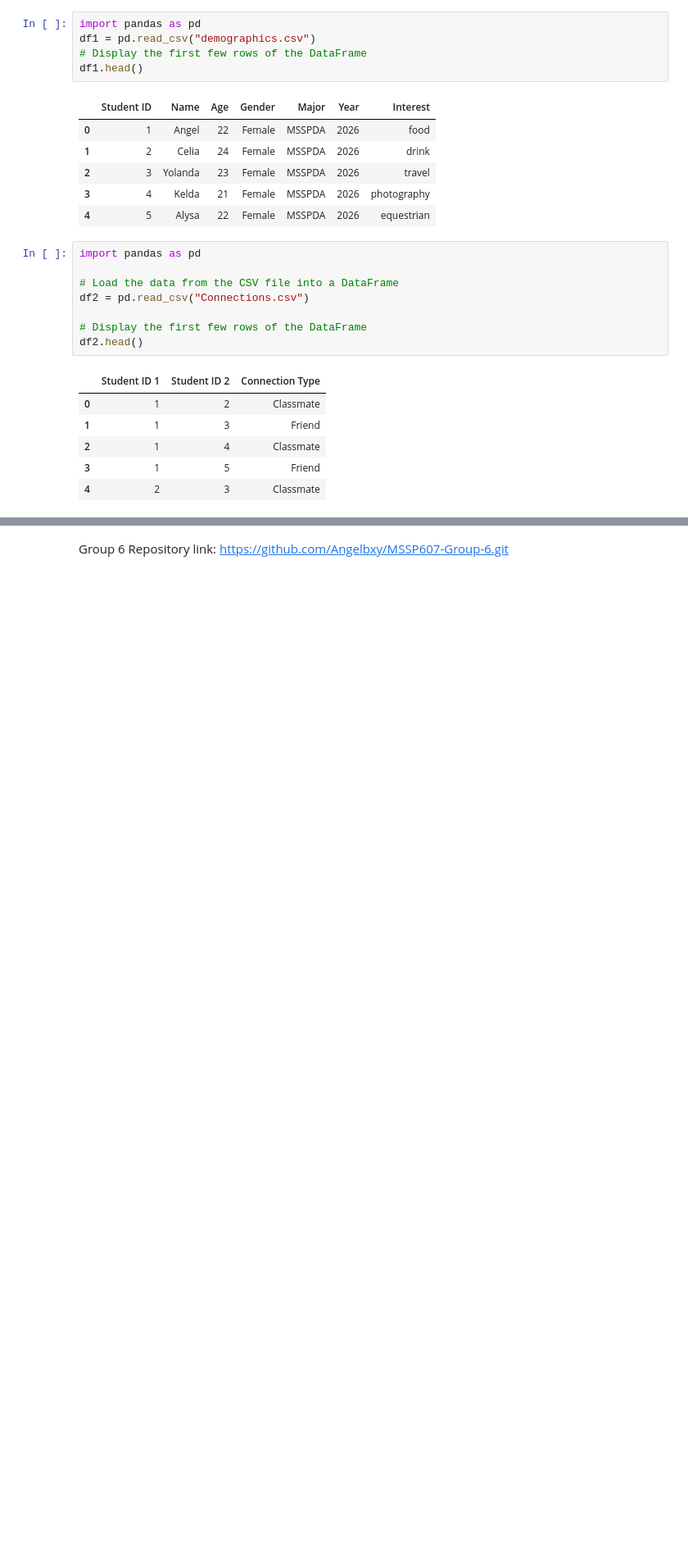
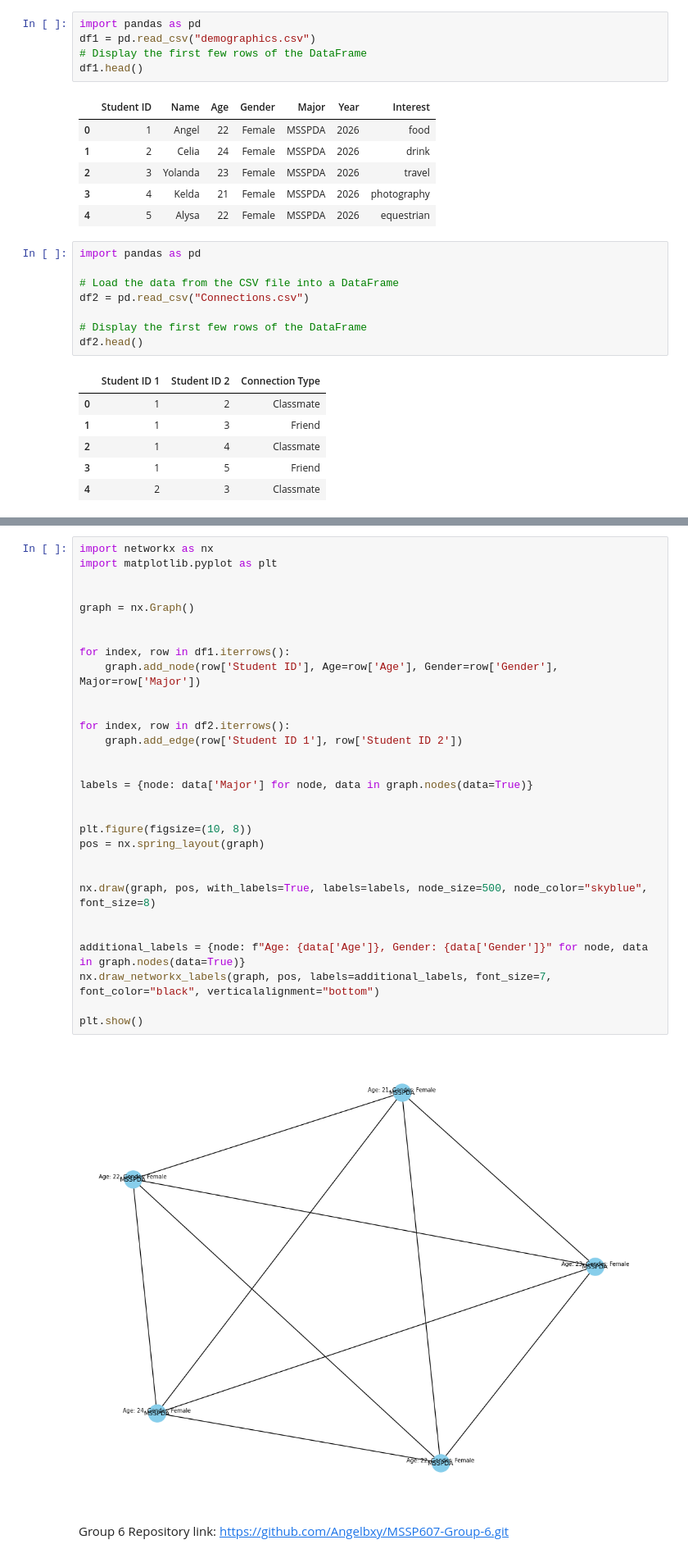
Before and after one commit to Angelbxy/MSSP607-Group-6, a Jupyter notebook: Week_10.ipynb, the cells around one changed output, grey strips where cells are left out. Shown at 82% size. Cells and saved outputs as stored; diff of their text form; blank space fills up the shorter version.

```diff
--- a/Week_10.ipynb
+++ b/Week_10.ipynb
@@ -62,3 +62,35 @@ plt.show()
+# %%
+import networkx as nx
+import matplotlib.pyplot as plt
+
+
+graph = nx.Graph()
+
+
+for index, row in df1.iterrows():
+    graph.add_node(row['Student ID'], Age=row['Age'], Gender=row['Gender'], Major=row['Major'])
+
+
+for index, row in df2.iterrows():
+    graph.add_edge(row['Student ID 1'], row['Student ID 2'])
+
+
+labels = {node: data['Major'] for node, data in graph.nodes(data=True)}
+
+
+plt.figure(figsize=(10, 8))
+pos = nx.spring_layout(graph)
+
+
+nx.draw(graph, pos, with_labels=True, labels=labels, node_size=500, node_color="skyblue", font_size=8)
+
+
+additional_labels = {node: f"Age: {data['Age']}, Gender: {data['Gender']}" for node, data in graph.nodes(data=True)}
+nx.draw_networkx_labels(graph, pos, labels=additional_labels, font_size=7, font_color="black", verticalalignment="bottom")
+
+plt.show()
+# %% [output]
+[figure, added]
 # %% [markdown]
 Group 6 Repository link:
 https://github.com/Angelbxy/MSSP607-Group-6.git
```
Also changed, not shown: parts of 1 cell of this notebook.
